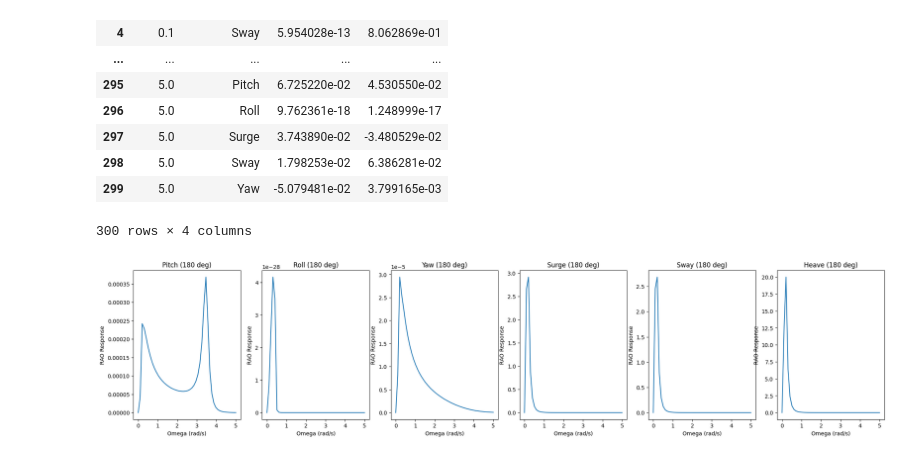
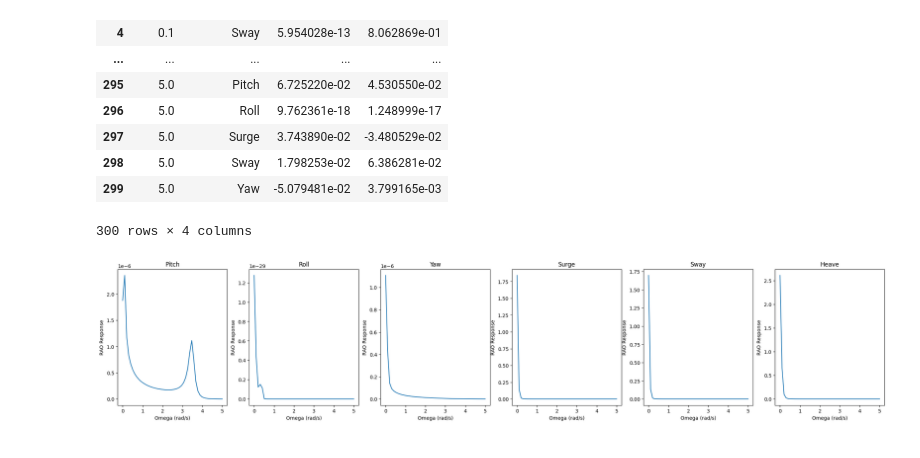
Before and after one commit to AkkuRam/project15, a Jupyter notebook: rao_response.ipynb, the cells around one changed output. Saved outputs shown, nothing was run; the diff lists cells and outputs as text; code cells hidden in the pictures.

```diff
--- a/rao_response.ipynb
+++ b/rao_response.ipynb
@@ -97,25 +97,25 @@ def rao_response_plots_freq(ax, dofs, wave, heading):
 
         x = np.linspace(0, 5, response_spectrum.size)
         ax[i].plot(x, response_spectrum)
-        ax[i].set_title(f'{dof} ({heading} deg)')
+        ax[i].set_title(f'{dof}')
         ax[i].set_ylabel('RAO Response')
         ax[i].set_xlabel('Omega (rad/s)')
     return ax
 # %%
 # create_wave() params
 freq = np.linspace(0.1, 5, 50)
 dirs = np.linspace(0.0, 360.0, endpoint=False)
-hs = 10
-tp = 4
+hs = 2.5
+tp = 8.53
 gamma = 3.3
 
 # rao_response_plot() params
 heading = 30
 dofs = ["Pitch", "Roll", "Yaw", "Surge", "Sway", "Heave"]
-fig, ax = plt.subplots(1, 6, figsize=(25, 5))
+fig, ax = plt.subplots(1, 6, figsize=(28, 5))
 
 wave = create_wave(freq, dirs, hs, tp, heading)
 ax = rao_response_plots_freq(ax, dofs, wave, heading)
 plt.show()
 # %% [output]
-[figure, old version]
+[figure, new version]
```
Also changed, not shown: 1 other file.
